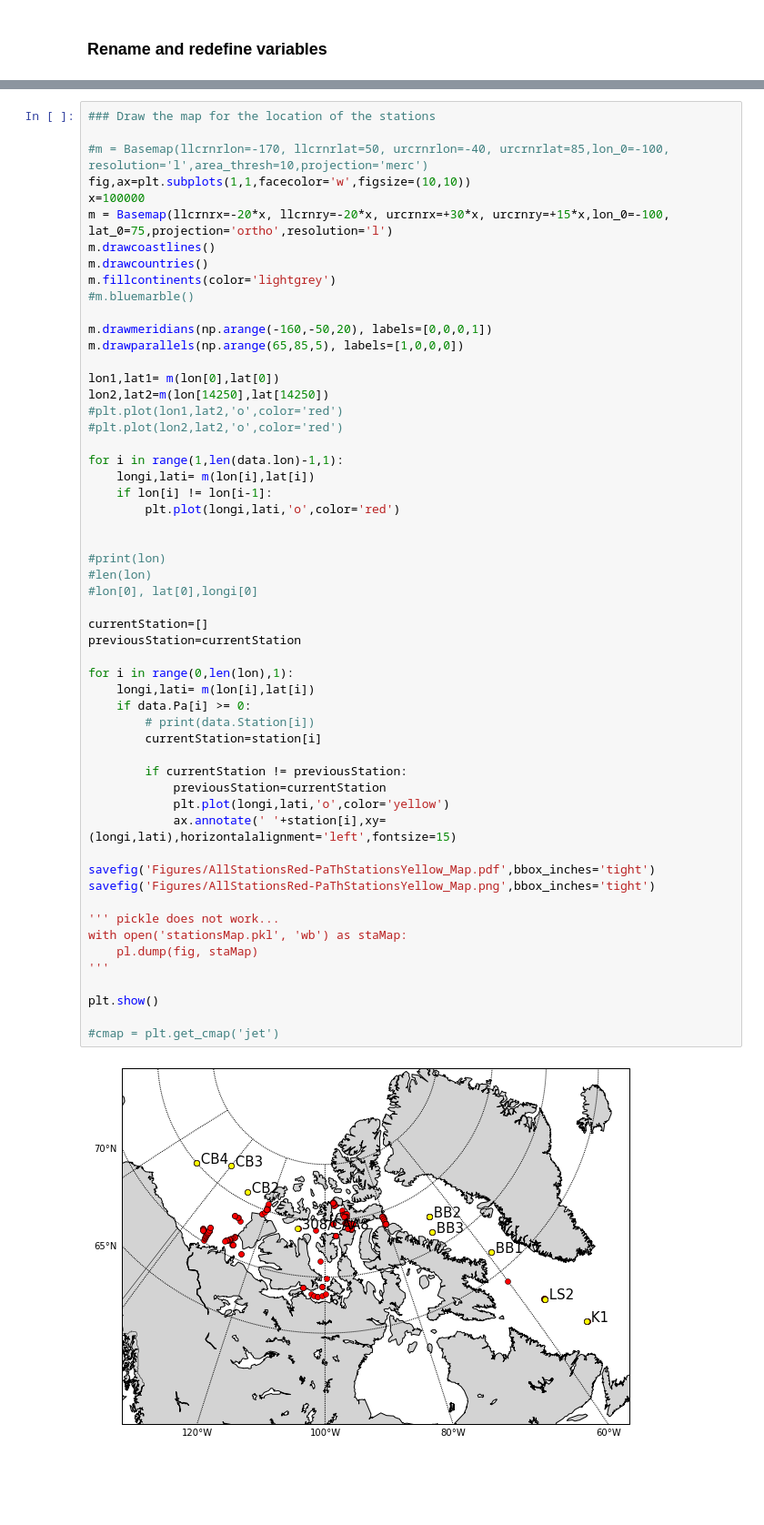
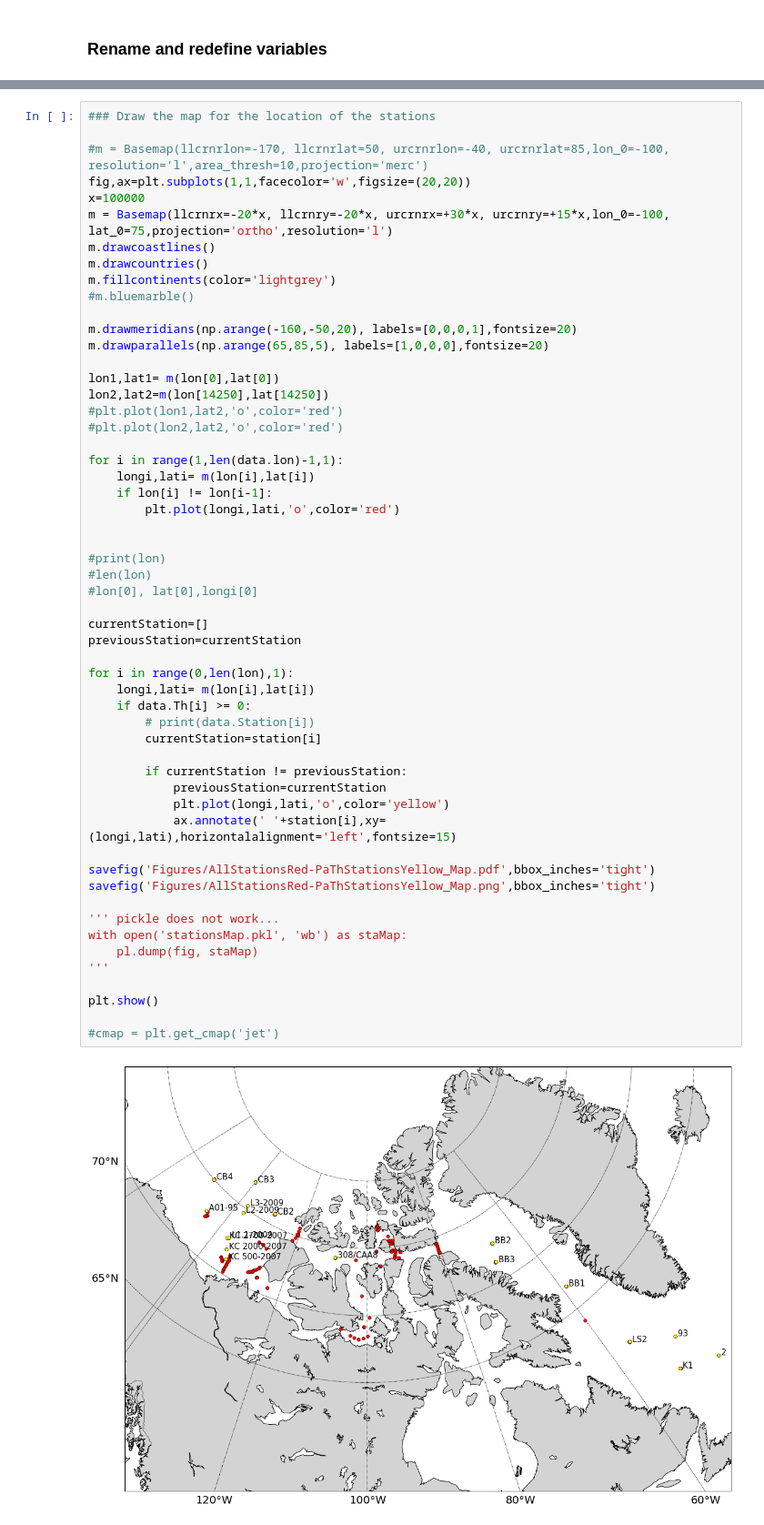
Before and after one commit to UBC-MOAD/analysis-melanie, a Jupyter notebook: notebooks/Geotraces2015data/Geotraces2015data-AllStations-PaThStations_MAP.ipynb, the cells around one changed output, grey strips where cells are left out. Shown at 91% size. Drawn from its saved outputs; the diff is of its cells as text; blank space fills up the shorter version.

```diff
--- a/notebooks/Geotraces2015data/Geotraces2015data-AllStations-PaThStations_MAP.ipynb
+++ b/notebooks/Geotraces2015data/Geotraces2015data-AllStations-PaThStations_MAP.ipynb
@@ -71,7 +72,7 @@ print(t.values,s.values,d.values,'\n') # Returns Series as ndarray or ndarray-li
 ### Draw the map for the location of the stations
 
 #m = Basemap(llcrnrlon=-170, llcrnrlat=50, urcrnrlon=-40, urcrnrlat=85,lon_0=-100, resolution='l',area_thresh=10,projection='merc')
-fig,ax=plt.subplots(1,1,facecolor='w',figsize=(10,10))
+fig,ax=plt.subplots(1,1,facecolor='w',figsize=(20,20))
 x=100000
 m = Basemap(llcrnrx=-20*x, llcrnry=-20*x, urcrnrx=+30*x, urcrnry=+15*x,lon_0=-100, lat_0=75,projection='ortho',resolution='l')
 m.drawcoastlines()
@@ -79,8 +80,8 @@ m.drawcountries()
 m.fillcontinents(color='lightgrey')
 #m.bluemarble()
 
-m.drawmeridians(np.arange(-160,-50,20), labels=[0,0,0,1])
-m.drawparallels(np.arange(65,85,5), labels=[1,0,0,0])
+m.drawmeridians(np.arange(-160,-50,20), labels=[0,0,0,1],fontsize=20)
+m.drawparallels(np.arange(65,85,5), labels=[1,0,0,0],fontsize=20)
 
 lon1,lat1= m(lon[0],lat[0])
 lon2,lat2=m(lon[14250],lat[14250])
@@ -95,32 +96,32 @@ for i in range(1,len(data.lon)-1,1):
 
 #print(lon)
 #len(lon)
 #lon[0], lat[0],longi[0]
 
 currentStation=[]
 previousStation=currentStation
 
 for i in range(0,len(lon),1):
     longi,lati= m(lon[i],lat[i])
-    if data.Pa[i] >= 0:
+    if data.Th[i] >= 0:
         # print(data.Station[i])
         currentStation=station[i]
 
         if currentStation != previousStation:
             previousStation=currentStation
             plt.plot(longi,lati,'o',color='yellow')
             ax.annotate(' '+station[i],xy=(longi,lati),horizontalalignment='left',fontsize=15)
 
 savefig('Figures/AllStationsRed-PaThStationsYellow_Map.pdf',bbox_inches='tight')
 savefig('Figures/AllStationsRed-PaThStationsYellow_Map.png',bbox_inches='tight')
 
 ''' pickle does not work...
 with open('stationsMap.pkl', 'wb') as staMap:
     pl.dump(fig, staMap)
 '''
 
 plt.show()
 
 #cmap = plt.get_cmap('jet')
 # %% [output]
-[figure, old version]
+[figure, new version]
```
Also changed, not shown: parts of 1 cell of this notebook, 40 other files.
